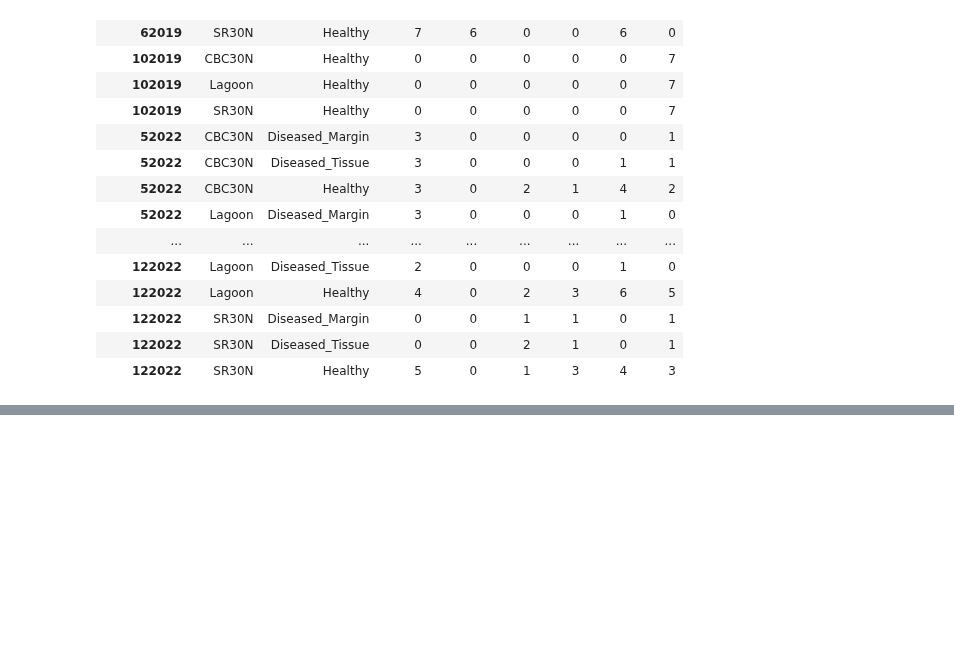
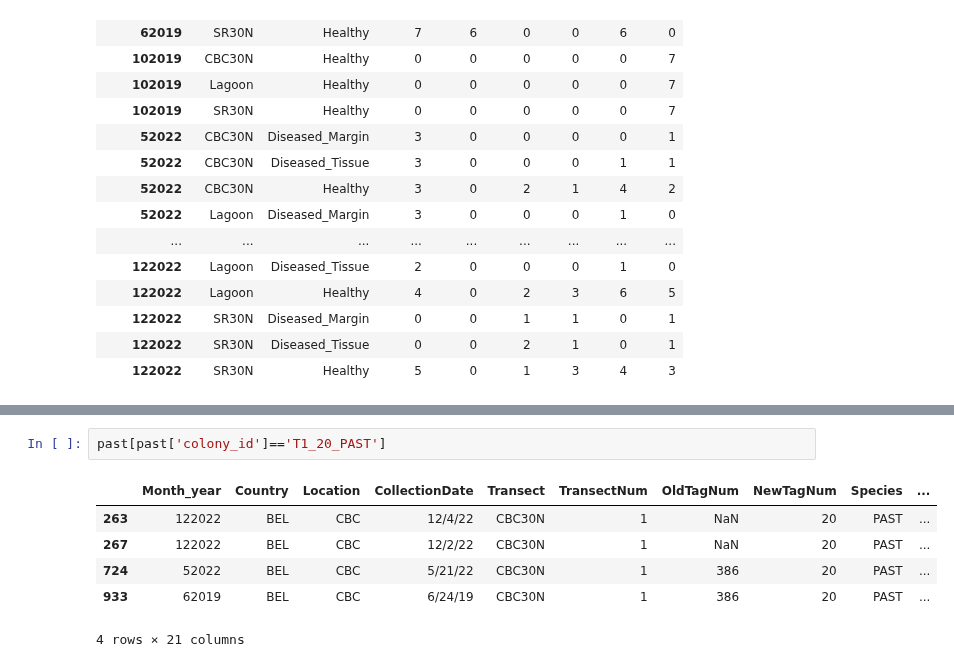
Before and after one commit to brookewicz/CBC_metagenomics, a Jupyter notebook: all_sctld/sample_lists.ipynb, the cells around one changed output, grey strips where cells are left out. Drawn from its saved outputs; the diff is of its cells as text; blank space fills up the shorter version.

```diff
--- a/all_sctld/sample_lists.ipynb
+++ b/all_sctld/sample_lists.ipynb
@@ -434,0 +763,9 @@ condensed2
+# %%
+past[past['colony_id']=='T1_20_PAST']
+# %% [output]
+|  | Month_year | Country | Location | CollectionDate | Transect | TransectNum | OldTagNum | NewTagNum | Species | ... |
+| 263 | 122022 | BEL | CBC | 12/4/22 | CBC30N | 1 | NaN | 20 | PAST | ... |
+| 267 | 122022 | BEL | CBC | 12/2/22 | CBC30N | 1 | NaN | 20 | PAST | ... |
+| 724 | 52022 | BEL | CBC | 5/21/22 | CBC30N | 1 | 386 | 20 | PAST | ... |
+| 933 | 62019 | BEL | CBC | 6/24/19 | CBC30N | 1 | 386 | 20 | PAST | ... |
+4 rows × 21 columns
```
Also changed, not shown: parts of 36 cells of this notebook.
